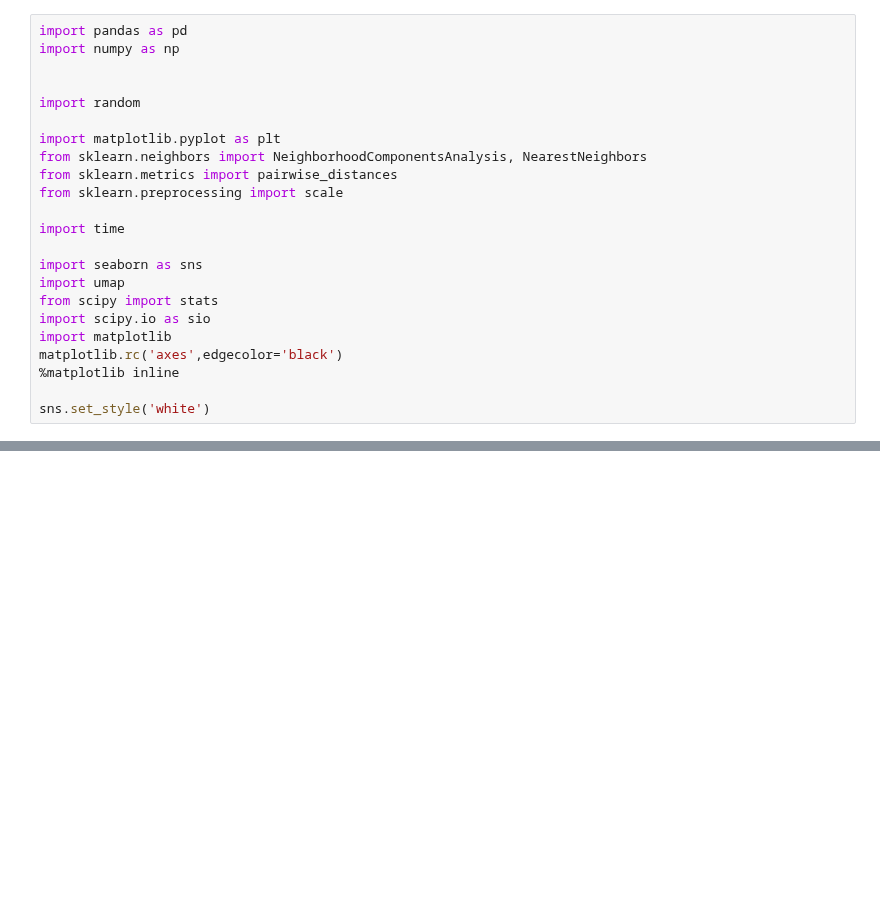
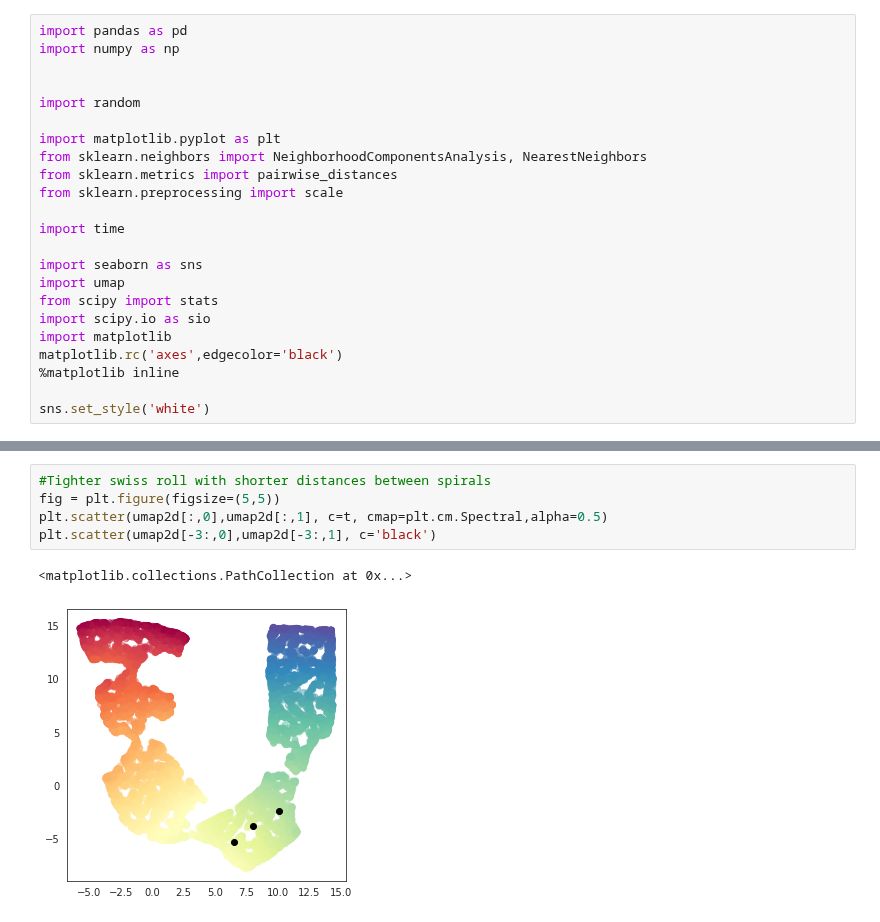
Before and after one commit to pachterlab/CP_2023, a Jupyter notebook: notebooks/swissRoll/swissDemo.ipynb, the cells around one changed output, grey strips where cells are left out. Drawn from its saved outputs; the diff is of its cells as text; blank space fills up the shorter version.

Commit message:
Setup to do grid across tight spirals

```diff
--- a/notebooks/swissRoll/swissDemo.ipynb
+++ b/notebooks/swissRoll/swissDemo.ipynb
@@ -97,0 +105,8 @@ plt.scatter(umap2d[:,0],umap2d[:,1], c=t, cmap=plt.cm.Spectral,alpha=0.5)
+# %%
+#Tighter swiss roll with shorter distances between spirals
+fig = plt.figure(figsize=(5,5))
+plt.scatter(umap2d[:,0],umap2d[:,1], c=t, cmap=plt.cm.Spectral,alpha=0.5)
+plt.scatter(umap2d[-3:,0],umap2d[-3:,1], c='black')
+# %% [output]
+<matplotlib.collections.PathCollection at 0x...>
+[figure, added]
```
Also changed, not shown: parts of 13 cells of this notebook.
